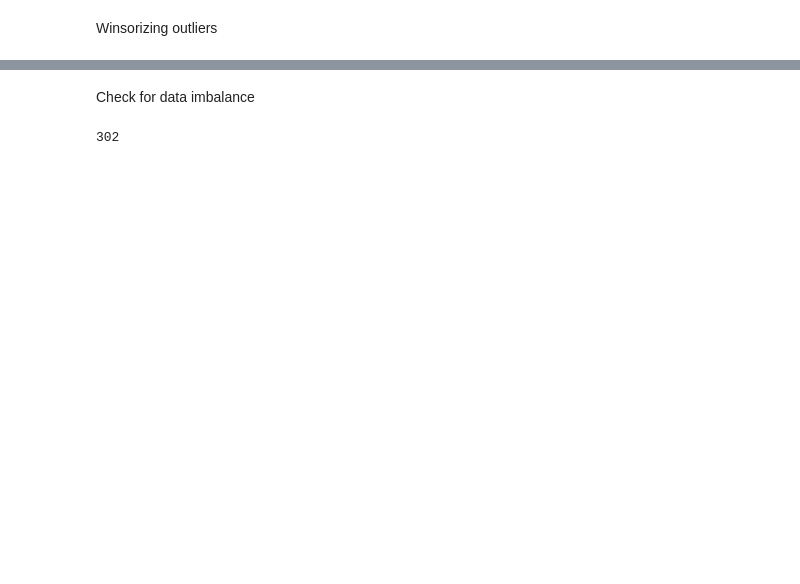
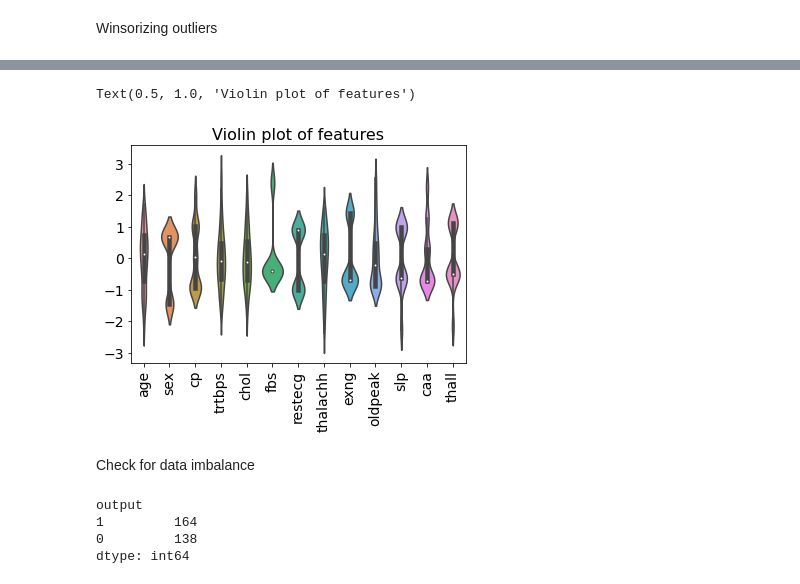
Before and after one commit to sgafanth/heart-attack-analysis, a Jupyter notebook: heart_attack_analysis.ipynb, the cells around one changed output, grey strips where cells are left out. Cells and saved outputs as stored; diff of their text form; code cells hidden in the pictures; blank space fills up the shorter version.

```diff
--- a/heart_attack_analysis.ipynb
+++ b/heart_attack_analysis.ipynb
@@ -177,6 +203,22 @@ boxplot = X_win.boxplot()
+# %%
+plt.rcParams['font.size'] = 14
+
+f = sns.violinplot(data=X_win)
+
+f.set_xticklabels(f.get_xticklabels(),
+                  rotation=90)
+
+plt.title("Violin plot of features",
+          size=16)
+# %% [output]
+Text(0.5, 1.0, 'Violin plot of features')
+[figure, added]
 # %% [markdown]
 Check for data imbalance
-# %%
-len(Y)
-# %% [output]
-302
+# %%
+print(Y.value_counts())
+# %% [output]
+output
+1         164
+0         138
+dtype: int64
```
Also changed, not shown: parts of 11 cells of this notebook.
